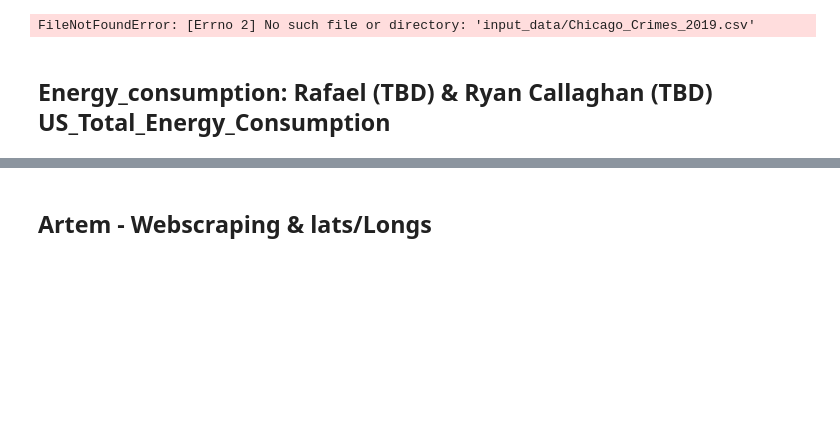
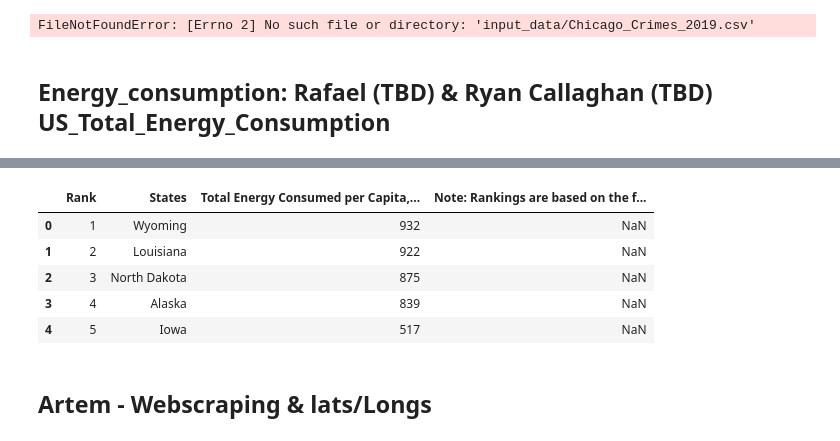
Before and after one commit to ailiushin/group5_project3, a Jupyter notebook: Renewable_Energy.ipynb, the cells around one changed output, grey strips where cells are left out. Saved outputs shown, nothing was run; the diff lists cells and outputs as text; code cells hidden in the pictures; blank space fills up the shorter version.

```diff
--- a/Renewable_Energy.ipynb
+++ b/Renewable_Energy.ipynb
@@ -179,0 +215,11 @@ FileNotFoundError: [Errno 2] No such file or directory: 'input_data/Chicago_Crim
+# %%
+# change column name to Sates
+energy_consumption_df = energy_consumption_df.rename(columns={"State": "States"})
+energy_consumption_df.head()
+# %% [output]
+|  | Rank | States | Total Energy Consumed per Capita,... | Note: Rankings are based on the f... |
+| 0 | 1 | Wyoming | 932 | NaN |
+| 1 | 2 | Louisiana | 922 | NaN |
+| 2 | 3 | North Dakota | 875 | NaN |
+| 3 | 4 | Alaska | 839 | NaN |
+| 4 | 5 | Iowa | 517 | NaN |
```
Also changed, not shown: parts of 4 cells of this notebook, 1 other file.
